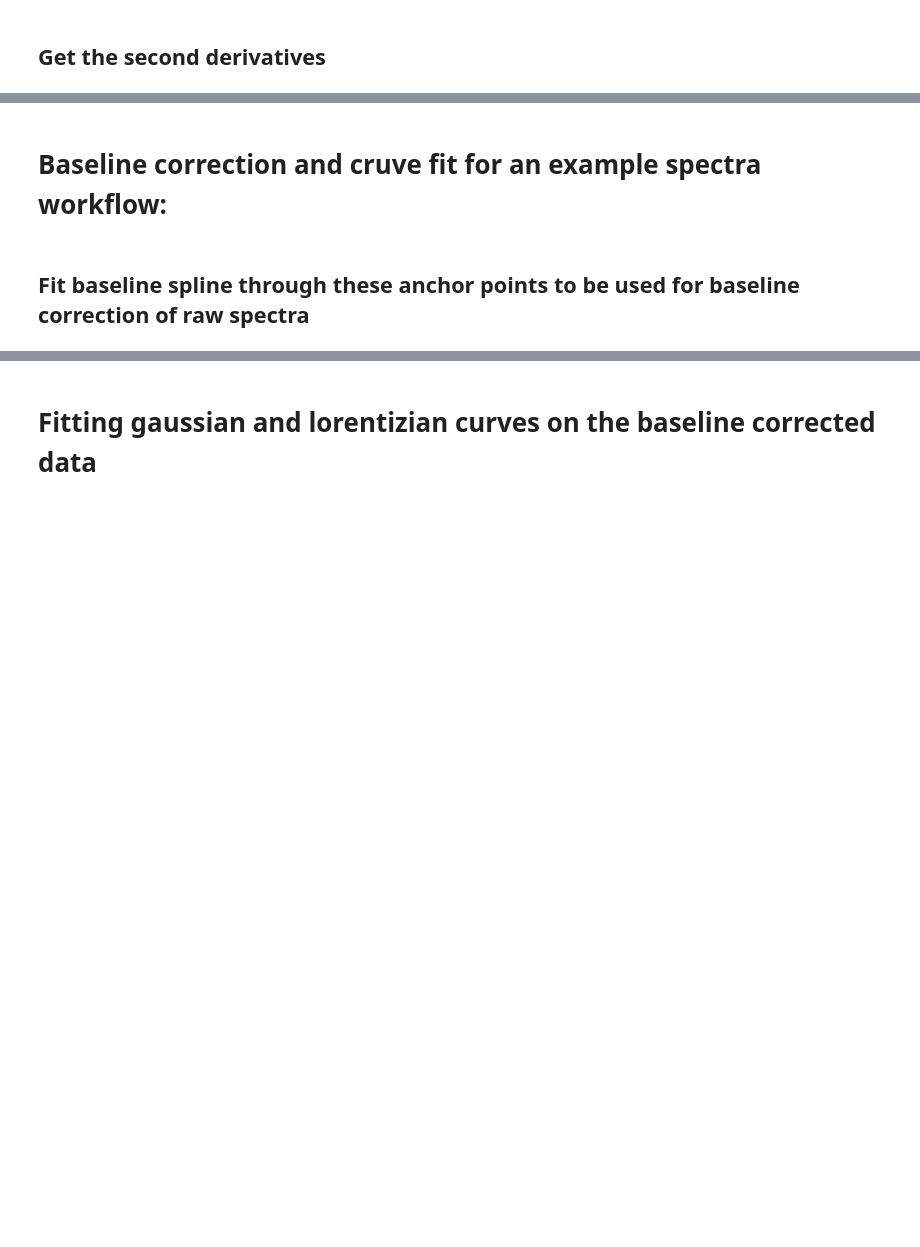
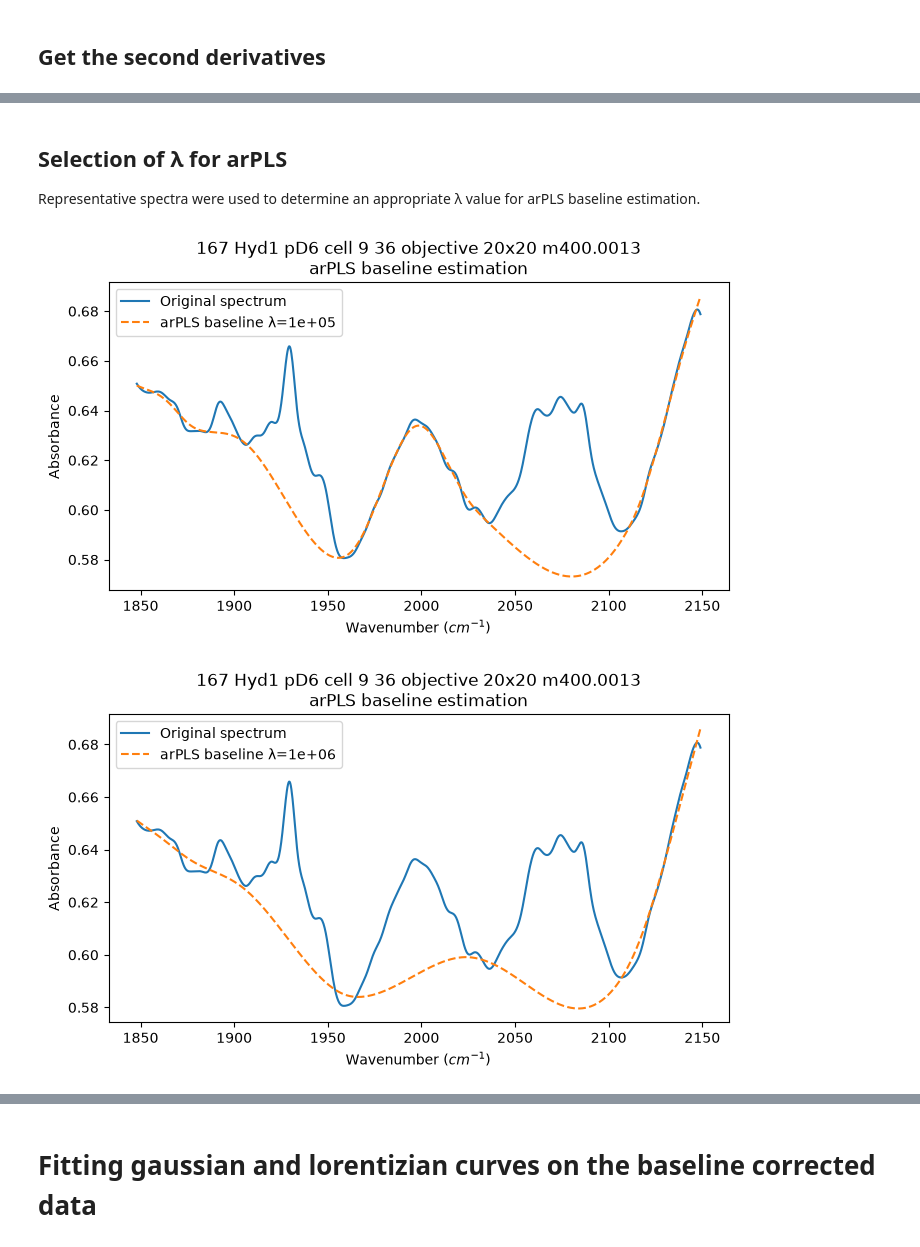
Before and after one commit to uw-ssec/ProSpecPy, a Jupyter notebook: docs/workflow_demo.ipynb, the cells around one changed output, grey strips where cells are left out. Cells and saved outputs as stored; diff of their text form; code cells hidden in the pictures; blank space fills up the shorter version.

Commit message:
arPLS-workflow

```diff
--- a/docs/workflow_demo.ipynb
+++ b/docs/workflow_demo.ipynb
@@ -28,18 +32,21 @@ from prospecpy.second_deriv import second_deriv_prospecpy_objects
 
 Within the data folder, create three more folders, water_vapor, output_plots, and one with a name describing this run or experiment.
 # %%
-# Paths to Local Data
-path_to_water_vapor_data = pathlib.Path("../../data/opus_files/water_vapor")
-path_to_output_plots_ = pathlib.Path("../../data/output_plots/")
+#Paths to Local Data
+path_to_water_vapor_data = pathlib.Path("../data/opus_files/water_vapor")
+path_to_output_plots_= pathlib.Path("../data/output_plots/")
 # path_to_FILL_IN_data = pathlib.Path("../../data/opus_files/FILL_IN")
-path_to_FILL_IN_data = pathlib.Path("../../data/opus_files/Hyd2_pH6")
+path_to_FILL_IN_data = pathlib.Path("../data/opus_files/pD6")
 # %% [markdown]
 ### Workflow Overview
 The function called below `import_run_data`, creates a dict full of ProSpecPy objects, with empty attributes to be completed in the each of the following steps. For each of these steps, the function will write a corresponding plot labeled with the name of the sample to a folder describing the sample and step, within the `output_plots` directory specified above.
 # %%
 FILL_IN_raw_data = import_run_data(
-    path_to_FILL_IN_data, input_type="raw spectra", output_folder="../../output_plots/"
+    path_to_FILL_IN_data,
+    input_type="raw spectra",
+    output_folder="../output_plots/"
 )
+
 wv_data = import_run_data(path_to_water_vapor_data)
 # %% [markdown]
 # Subtracting water vapor from raw spectra
@@ -64,4 +102,0 @@ interact(FILL_IN_raw_data, 0.4, 1.8)
-# %% [markdown]
-# Baseline correction and cruve fit for an example spectra workflow:
-# %% [markdown]
-## Fit baseline spline through these anchor points to be used for baseline correction of raw spectra
@@ -69,0 +103,27 @@ baseline_correction_prospecpy_objects(FILL_IN_raw_data, showplot=True, save=True
+# %% [markdown]
+## Selection of λ for arPLS
+
+Representative spectra were used to determine an appropriate λ value for arPLS baseline estimation.
+# %%
+test_object = FILL_IN_raw_data[0]
+
+raw_x, raw_y = raw_spline(
+    test_object.get_subtracted_spectra_wavenumber(),
+    test_object.get_subtracted_spectra_absorbance()
+)
+
+for lam in [1e5, 1e6, 1e7]:
+    baseline = arpls_baseline(raw_y, lam=lam)
+
+    plt.figure(figsize=(8, 4))
+    plt.plot(raw_x, raw_y, label="Original spectrum")
+    plt.plot(raw_x, baseline, "--", label=f"arPLS baseline λ={lam:.0e}")
+
+    plt.xlabel("Wavenumber ($cm^{-1}$)")
+    plt.ylabel("Absorbance")
+    plt.title(f"{test_object.sample_name}\narPLS baseline estimation")
+    plt.legend()
+    plt.show()
+# %% [output]
+[figure, added]
+[figure, added]
```
Also changed, not shown: parts of 14 cells of this notebook, 58 other files.
